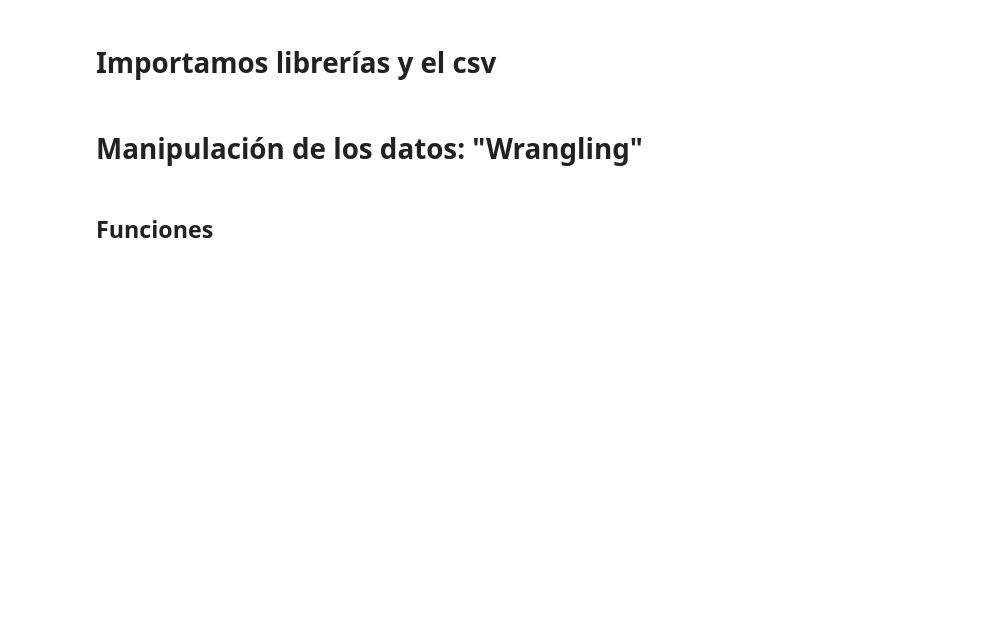
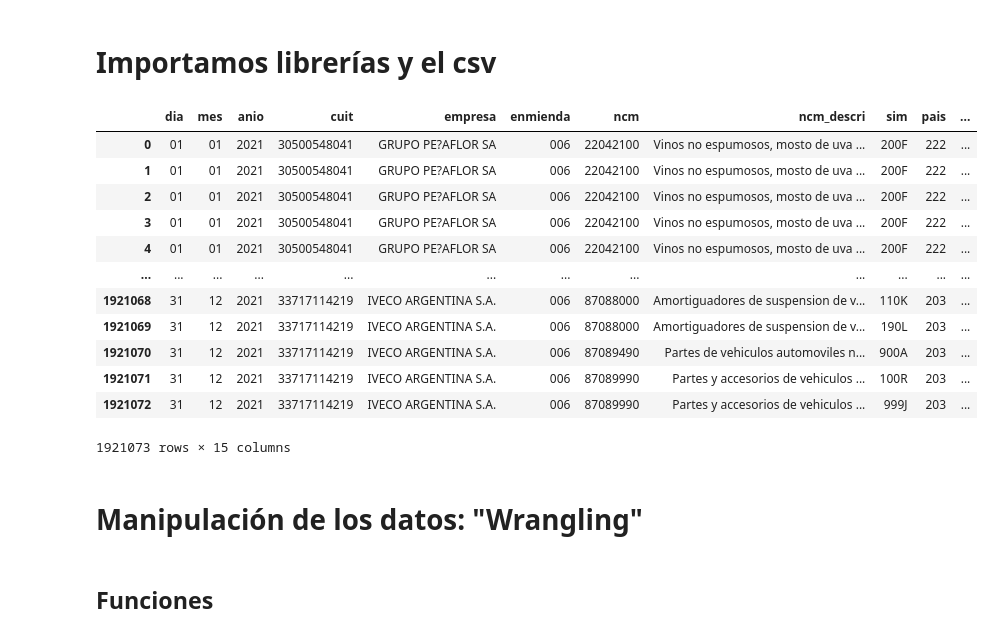
Before and after one commit to MartinBasualdo0/Misinvoicing, a Jupyter notebook: jupyter notebooks/expo total completo.ipynb, the cells around one changed output. Cells and saved outputs as stored; diff of their text form; code cells hidden in the pictures; blank space fills up the shorter version.

```diff
--- a/jupyter notebooks/expo total completo.ipynb
+++ b/jupyter notebooks/expo total completo.ipynb
@@ -9,6 +9,22 @@ df_producto=pd.read_csv('../data/expo_doc_completo.csv',
                         # sep=';',
             dtype={'ncm':'str','CUIT':'str','empresa':'str','enmienda':'str','ncm_descri':'str','sim':'str','pais':'str','pais_descri':'str','dia':'str','mes':'str','anio':'str','sec':str}
             )
+# %%
+df_producto
+# %% [output]
+|  | dia | mes | anio | cuit | empresa | enmienda | ncm | ncm_descri | sim | pais | ... |
+| 0 | 01 | 01 | 2021 | 30500548041 | GRUPO PE?AFLOR SA | 006 | 22042100 | Vinos no espumosos, mosto de uva ... | 200F | 222 | ... |
+| 1 | 01 | 01 | 2021 | 30500548041 | GRUPO PE?AFLOR SA | 006 | 22042100 | Vinos no espumosos, mosto de uva ... | 200F | 222 | ... |
+| 2 | 01 | 01 | 2021 | 30500548041 | GRUPO PE?AFLOR SA | 006 | 22042100 | Vinos no espumosos, mosto de uva ... | 200F | 222 | ... |
+| 3 | 01 | 01 | 2021 | 30500548041 | GRUPO PE?AFLOR SA | 006 | 22042100 | Vinos no espumosos, mosto de uva ... | 200F | 222 | ... |
+| 4 | 01 | 01 | 2021 | 30500548041 | GRUPO PE?AFLOR SA | 006 | 22042100 | Vinos no espumosos, mosto de uva ... | 200F | 222 | ... |
+| ... | ... | ... | ... | ... | ... | ... | ... | ... | ... | ... | ... |
+| 1921068 | 31 | 12 | 2021 | 33717114219 | IVECO ARGENTINA S.A. | 006 | 87088000 | Amortiguadores de suspension de v... | 110K | 203 | ... |
+| 1921069 | 31 | 12 | 2021 | 33717114219 | IVECO ARGENTINA S.A. | 006 | 87088000 | Amortiguadores de suspension de v... | 190L | 203 | ... |
+| 1921070 | 31 | 12 | 2021 | 33717114219 | IVECO ARGENTINA S.A. | 006 | 87089490 | Partes de vehiculos automoviles n... | 900A | 203 | ... |
+| 1921071 | 31 | 12 | 2021 | 33717114219 | IVECO ARGENTINA S.A. | 006 | 87089990 | Partes y accesorios de vehiculos ... | 100R | 203 | ... |
+| 1921072 | 31 | 12 | 2021 | 33717114219 | IVECO ARGENTINA S.A. | 006 | 87089990 | Partes y accesorios de vehiculos ... | 999J | 203 | ... |
+1921073 rows × 15 columns
 # %% [markdown]
 # Manipulación de los datos: "Wrangling"
 # %%
```
Also changed, not shown: parts of 3 cells of this notebook, 11 other files.
